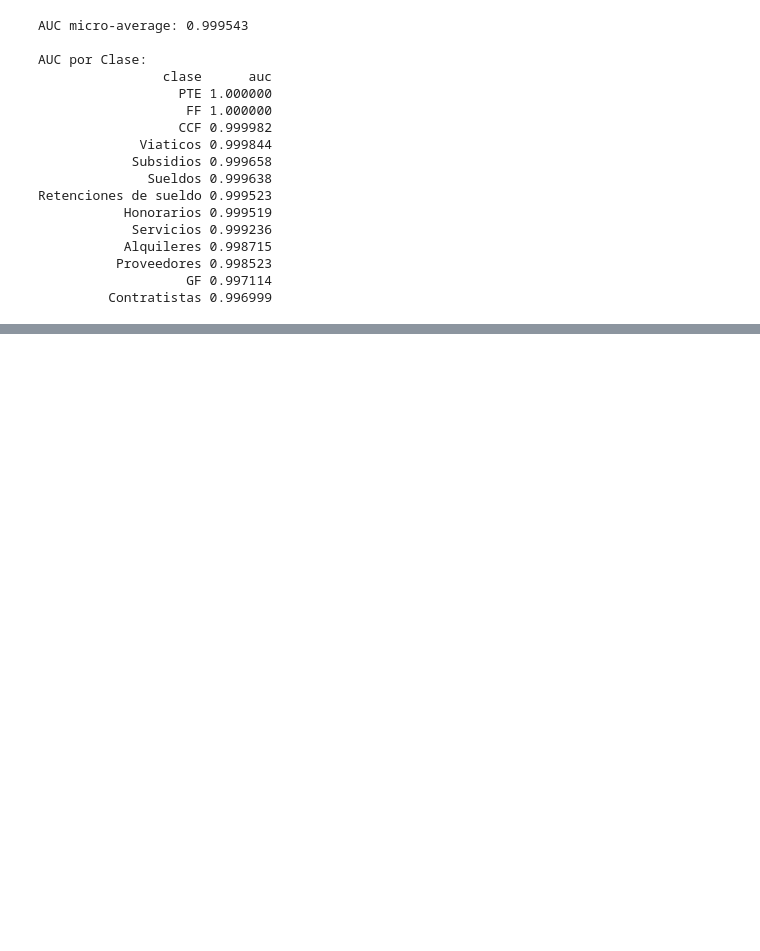
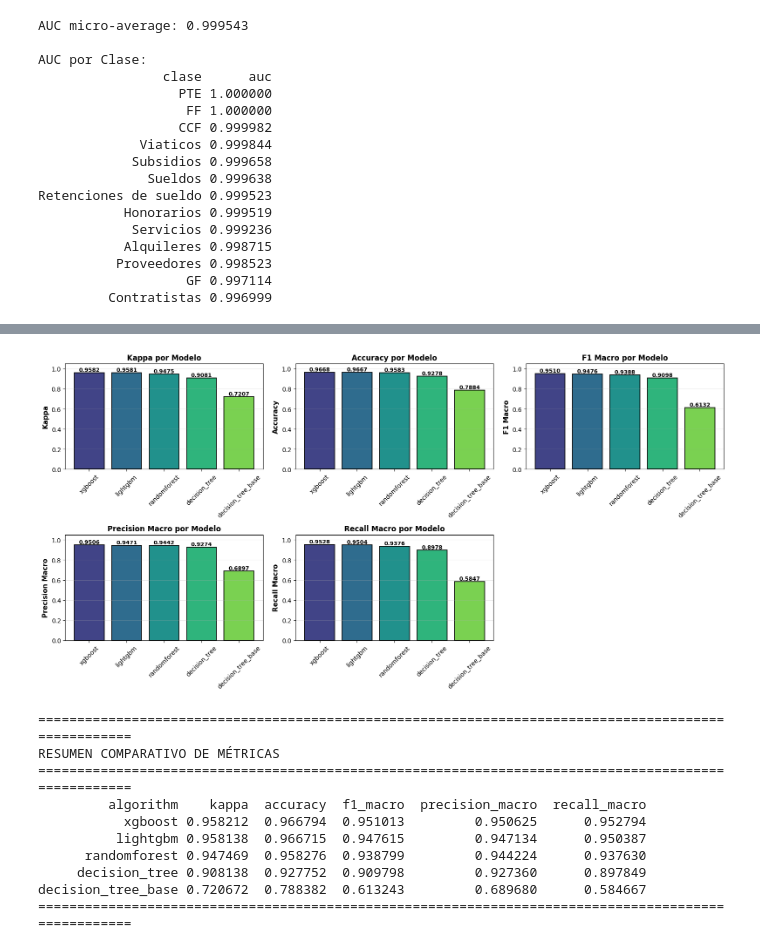
Before and after one commit to carrenogf/tf-austral, a Jupyter notebook: testing_modelos.ipynb, the cells around one changed output, grey strips where cells are left out. Saved outputs shown, nothing was run; the diff lists cells and outputs as text; code cells hidden in the pictures; blank space fills up the shorter version.

```diff
--- a/testing_modelos.ipynb
+++ b/testing_modelos.ipynb
@@ -276,6 +492,7 @@ ALGO_DETAIL = results_df.loc[0, 'algorithm']
 print('Algoritmo seleccionado:', ALGO_DETAIL)
 
 y_pred_detail = predictions_by_algo[ALGO_DETAIL]
+y_test_detail = y_test_by_algo[ALGO_DETAIL]
 labels = labels_by_algo[ALGO_DETAIL]
 cm = cm_by_algo[ALGO_DETAIL]
 
@@ -310,7 +527,7 @@ plt.tight_layout()
 plt.show()
 
 # Reporte de clasificación con nombres de clases
-report = classification_report(y_test, y_pred_detail, target_names=label_names, output_dict=True, zero_division=0)
+report = classification_report(y_test_detail, y_pred_detail, target_names=label_names, output_dict=True, zero_division=0)
 report_df = pd.DataFrame(report).T
 
 print("\n" + "="*80)
@@ -627,0 +1155,51 @@ FileNotFoundError: [Errno 2] No such file or directory: '/home/francisco/maestri
+# %%
+# Comparación visual de métricas entre modelos
+metrics_comparison = results_df[['algorithm', 'kappa', 'accuracy', 'f1_macro', 'precision_macro', 'recall_macro']].copy()
+
+fig, axes = plt.subplots(2, 3, figsize=(16, 8))
+metrics_to_plot = ['kappa', 'accuracy', 'f1_macro', 'precision_macro', 'recall_macro']
+
+for idx, metric in enumerate(metrics_to_plot):
+    row = idx // 3
+    col = idx % 3
+    ax = axes[row, col]
+
+    values = metrics_comparison[metric].values
+    colors = plt.cm.viridis(np.linspace(0.2, 0.8, len(values)))
+
+    bars = ax.bar(metrics_comparison['algorithm'].values, values, color=colors, edgecolor='black', linewidth=1.2)
+    ax.set_ylabel(metric.replace('_', ' ').title(), fontsize=11, fontweight='bold')
+    ax.set_title(f'{metric.replace("_", " ").title()} por Modelo', fontsize=12, fontweight='bold')
+    ax.set_ylim(0, 1.05)
+    ax.grid(axis='y', alpha=0.3)
+    ax.tick_params(axis='x', rotation=45)
+
+    # Agregar valores en las barras
+    for bar in bars:
+        height = bar.get_height()
+        ax.text(bar.get_x() + bar.get_width()/2., height,
+                f'{height:.4f}', ha='center', va='bottom', fontsize=9, fontweight='bold')
+
+# Remover la última subplot vacía
+axes[1, 2].remove()
+
+plt.tight_layout()
+plt.show()
+
+print("\n" + "="*100)
+print("RESUMEN COMPARATIVO DE MÉTRICAS")
+print("="*100)
+print(metrics_comparison.to_string(index=False))
+print("="*100)
+# %% [output]
+[figure, added]
+====================================================================================================
+RESUMEN COMPARATIVO DE MÉTRICAS
+====================================================================================================
+         algorithm    kappa  accuracy  f1_macro  precision_macro  recall_macro
+           xgboost 0.958212  0.966794  0.951013         0.950625      0.952794
+          lightgbm 0.958138  0.966715  0.947615         0.947134      0.950387
+      randomforest 0.947469  0.958276  0.938799         0.944224      0.937630
+     decision_tree 0.908138  0.927752  0.909798         0.927360      0.897849
+decision_tree_base 0.720672  0.788382  0.613243         0.689680      0.584667
+====================================================================================================
```
Also changed, not shown: parts of 14 cells of this notebook, 4 other files.
